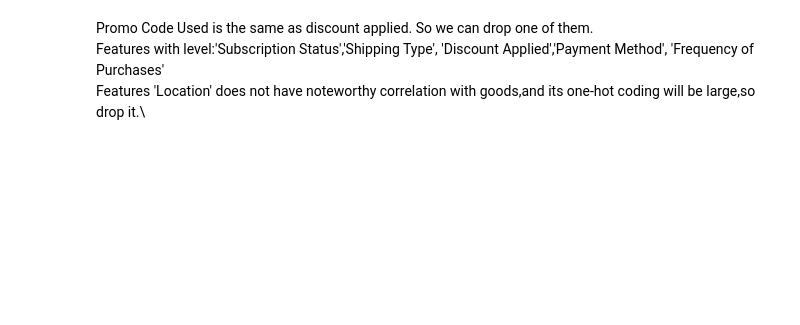
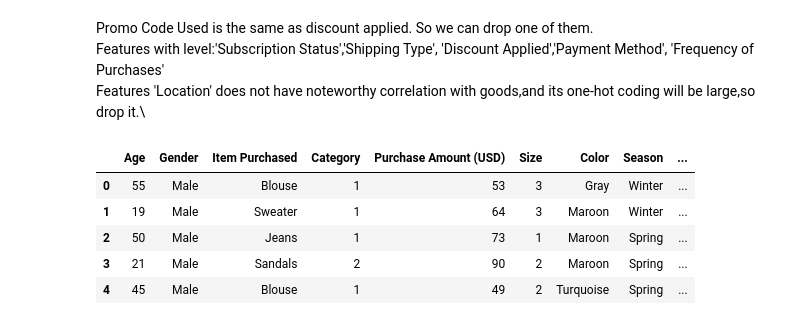
Before and after one commit to notcharlatan/CS-PR, a Jupyter notebook: csrc.ipynb, the cells around one changed output. Cells and saved outputs as stored; diff of their text form; code cells hidden in the pictures; blank space fills up the shorter version.

```diff
--- a/csrc.ipynb
+++ b/csrc.ipynb
@@ -81,21 +132,28 @@ object_cols.remove('Location')
 # %%
 # encoding
 
 # with level,ordinal encoding
 ord_map1 = {'No':0, 'Yes':1}
 ord_map2 = {'Store Pickup':0, 'Free Shipping':0, 'Standard':1,'2-Day Shipping':2,'Express':3,'Next Day Air':4}
 ord_map3 = {'No':1, 'Yes':0}
 ord_map4 = {'Debit Card':0,'Credit Card':0, 'PayPal':1, 'Bank Transfer':2, 'Cash':2,'Venmo':2}
-ord_map5 = {'Annually':1, 'Quarterly':2,'Every 3 Month':3,'Monthly':4,'Fortnightly':5,'Bi-Weekly':5,'Weekly':6}
+ord_map5 = {'Annually':1, 'Quarterly':2,'Every 3 Months':3,'Monthly':4,'Fortnightly':5,'Bi-Weekly':5,'Weekly':6}
 ord_map6 = {'S':1,'M':2,'L':3,'XL':4}
 
 data['Subscription Status'] = data['Subscription Status'].map(ord_map1)
 data['Shipping Type'] = data['Shipping Type'].map(ord_map2)
 data['Discount Applied'] = data['Discount Applied'].map(ord_map3)
 data['Payment Method'] = data['Payment Method'].map(ord_map4)
 data['Frequency of Purchases'] = data['Frequency of Purchases'].map(ord_map5)
 data['Size'] = data['Size'].map(ord_map6)
 data.head()
+# %% [output]
+|  | Age | Gender | Item Purchased | Category | Purchase Amount (USD) | Size | Color | Season | ... |
+| 0 | 55 | Male | Blouse | 1 | 53 | 3 | Gray | Winter | ... |
+| 1 | 19 | Male | Sweater | 1 | 64 | 3 | Maroon | Winter | ... |
+| 2 | 50 | Male | Jeans | 1 | 73 | 1 | Maroon | Spring | ... |
+| 3 | 21 | Male | Sandals | 2 | 90 | 2 | Maroon | Spring | ... |
+| 4 | 45 | Male | Blouse | 1 | 49 | 2 | Turquoise | Spring | ... |
 # %%
 # without level, one-hot encoding
 print(object_cols)
```
Also changed, not shown: parts of 7 cells of this notebook.
